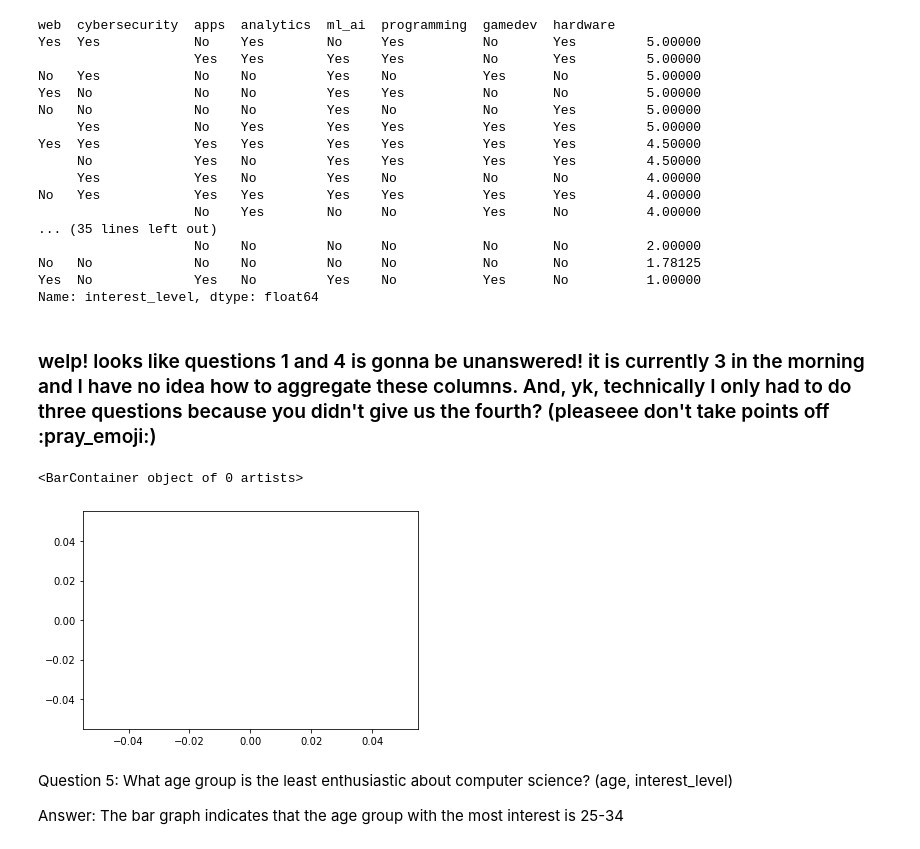
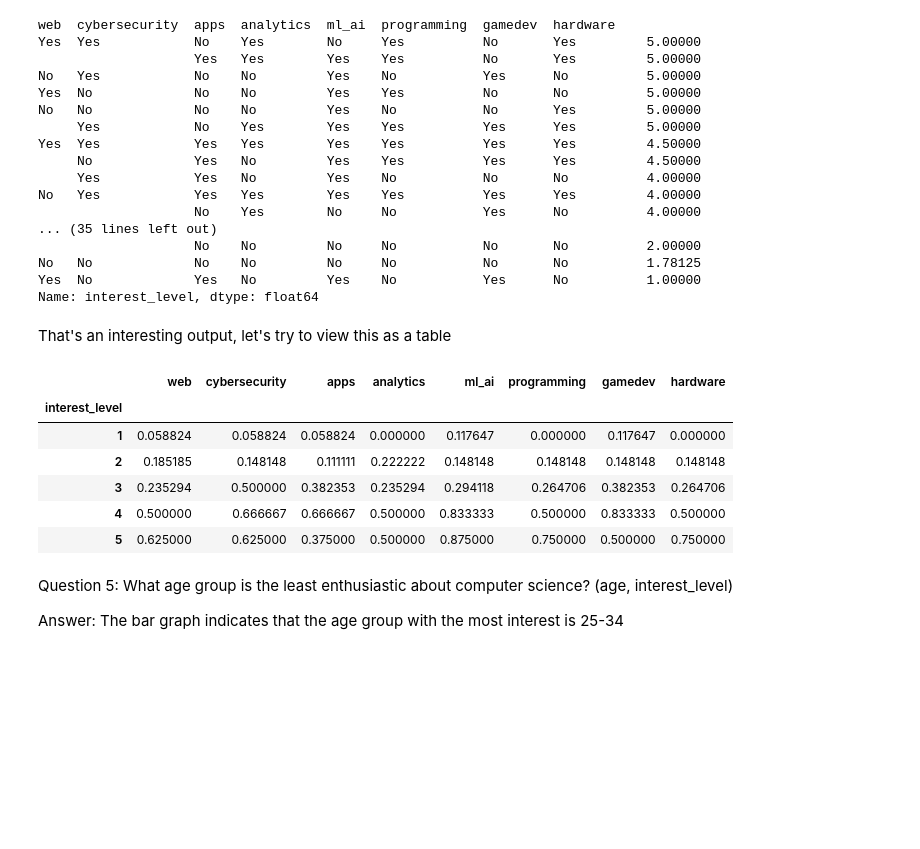
Before and after one commit to ccm-maxwellio/Project-1, a Jupyter notebook: Non-Majors Survey Results(2)/Part 3.ipynb, the cells around one changed output. Saved outputs shown, nothing was run; the diff lists cells and outputs as text; code cells hidden in the pictures; blank space fills up the shorter version.

```diff
--- a/Non-Majors Survey Results(2)/Part 3.ipynb
+++ b/Non-Majors Survey Results(2)/Part 3.ipynb
@@ -95,26 +97,25 @@ No   No             No    No         No     No           No       No          1.
 Yes  No             Yes   No         Yes    No           Yes      No          1.00000
 Name: interest_level, dtype: float64
 # %% [markdown]
-### welp! looks like questions 1 and 4 is gonna be unanswered! it is currently 3 in the morning and I have no idea how to aggregate these columns. And, yk, technically I only had to do three questions because you didn't give us the fourth? (pleaseee don't take points off :pray_emoji:)
+That's an interesting output, let's try to view this as a table
-# %%
-web1 = df.groupby('web').interest_level.mean()
-cybersecurity1 = df.groupby('cybersecurity').interest_level.mean()
-apps1 = df.groupby('apps').interest_level.mean()
-analytics1 = df.groupby('analytics').interest_level.mean()
-ml_ai1 = df.groupby('ml_ai').interest_level.mean()
-programming1 = df.groupby('programming').interest_level.mean()
-gamedev1 = df.groupby('gamedev').interest_level.mean()
-hardware1 = df.groupby('hardware').interest_level.mean()
-
-q44 = [web1, cybersecurity1, apps1, analytics1, ml_ai1, programming1, gamedev1, hardware1]
-
-avg = df.groupby(q44).interest_level.mean().sort_values()
-x = avg.index
-y = avg.values
-plt.barh(x, y)
-# %% [output]
-<BarContainer object of 0 artists>
-[figure, removed]
+# %%
+df['web'] = df['web'].map({'Yes': 1, 'No': 0}) #shout out to copilot to convert yes/no values into binary
+df['cybersecurity']  = df['cybersecurity'].map({'Yes': 1, 'No': 0})
+df['apps']  = df['apps'].map({'Yes': 1, 'No': 0})
+df['analytics']  = df['analytics'].map({'Yes': 1, 'No': 0})
+df['ml_ai']  = df['ml_ai'].map({'Yes': 1, 'No': 0})
+df['programming']  = df['programming'].map({'Yes': 1, 'No': 0})
+df['gamedev']  = df['gamedev'].map({'Yes': 1, 'No': 0})
+df['hardware']  = df['hardware'].map({'Yes': 1, 'No': 0})
+df.groupby('interest_level')[['web','cybersecurity','apps','analytics','curiosity','ml_ai','programming','gamedev','hardware']].mean()
+# %% [output]
+|  | web | cybersecurity | apps | analytics | ml_ai | programming | gamedev | hardware |
+| interest_level |  |  |  |  |  |  |  |  |
+| 1 | 0.058824 | 0.058824 | 0.058824 | 0.000000 | 0.117647 | 0.000000 | 0.117647 | 0.000000 |
+| 2 | 0.185185 | 0.148148 | 0.111111 | 0.222222 | 0.148148 | 0.148148 | 0.148148 | 0.148148 |
+| 3 | 0.235294 | 0.500000 | 0.382353 | 0.235294 | 0.294118 | 0.264706 | 0.382353 | 0.264706 |
+| 4 | 0.500000 | 0.666667 | 0.666667 | 0.500000 | 0.833333 | 0.500000 | 0.833333 | 0.500000 |
+| 5 | 0.625000 | 0.625000 | 0.375000 | 0.500000 | 0.875000 | 0.750000 | 0.500000 | 0.750000 |
 # %% [markdown]
 Question 5: What age group is the least enthusiastic about computer science? (age, interest_level)
 
```
Also changed, not shown: parts of 1 cell of this notebook.
